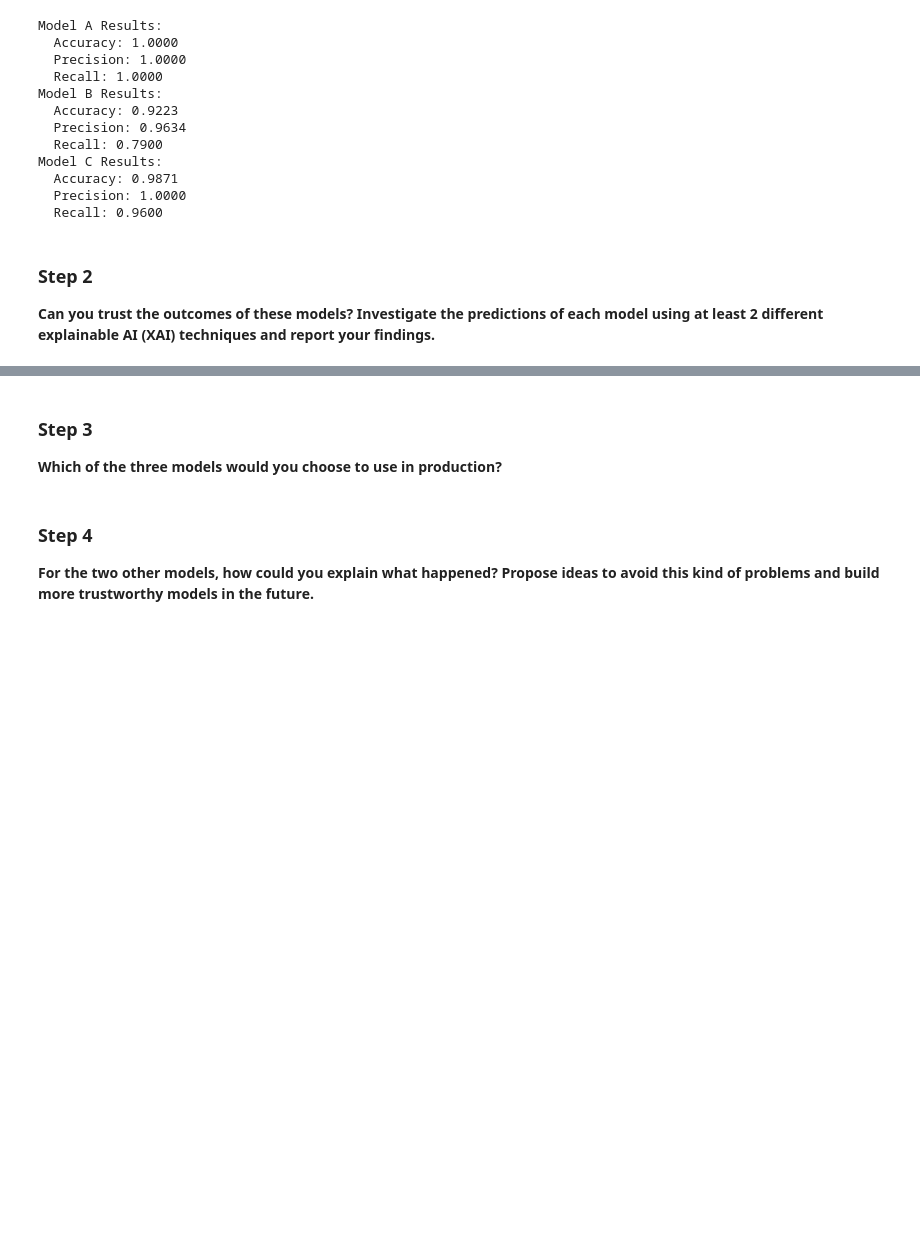
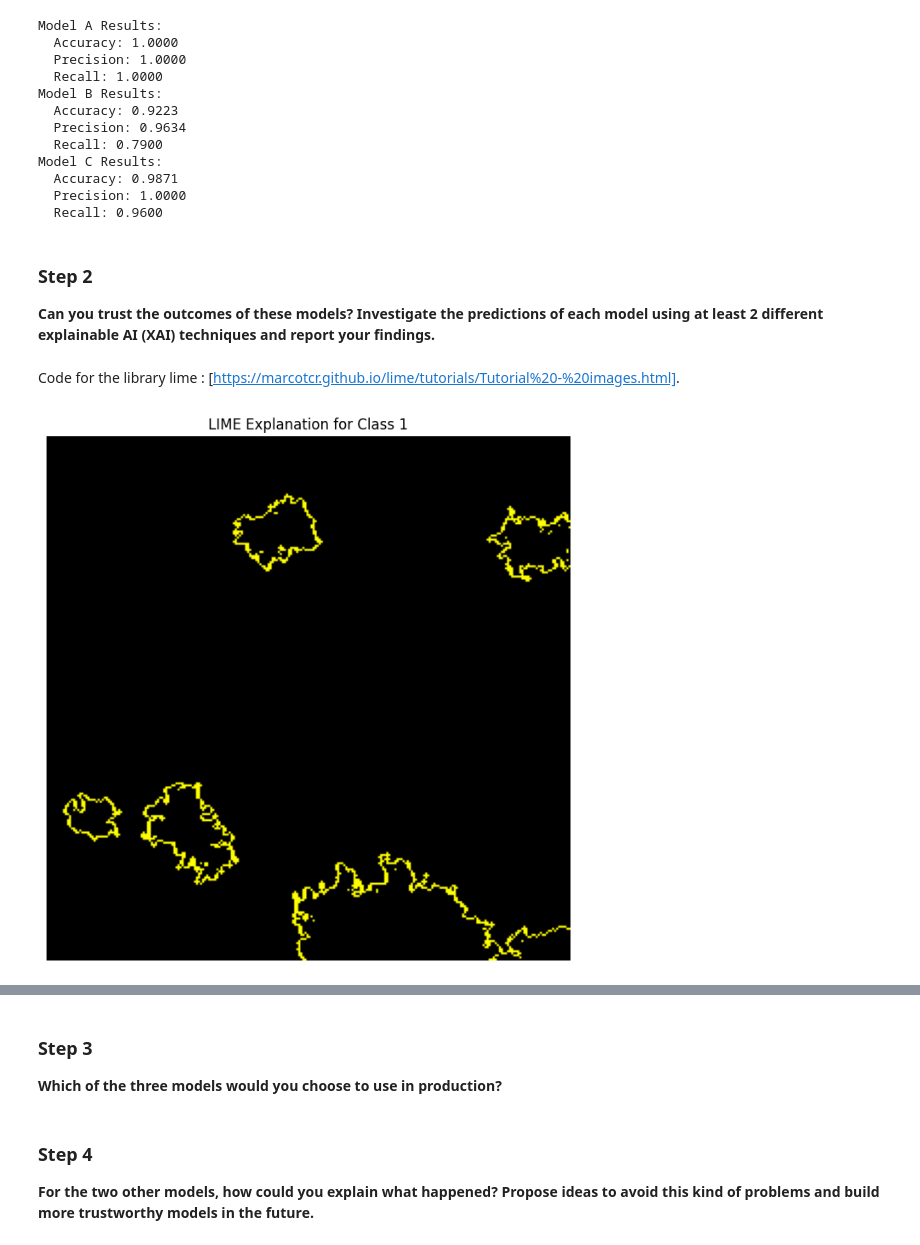
Before and after one commit to mmagnin-hub/CIVIL426_5, a Jupyter notebook: Exercise_XAI_2024.ipynb, the cells around one changed output, grey strips where cells are left out. Drawn from its saved outputs; the diff is of its cells as text; code cells hidden in the pictures; blank space fills up the shorter version.

Commit message:
Step 2 : Lime test (harder than expected)

```diff
--- a/Exercise_XAI_2024.ipynb
+++ b/Exercise_XAI_2024.ipynb
@@ -655,0 +663,64 @@ Model C Results:
+# %% [markdown]
+Code for the library lime : [https://marcotcr.github.io/lime/tutorials/Tutorial%20-%20images.html].
+# %%
+# LIME
+from lime import lime_image
+from skimage.segmentation import mark_boundaries
+
+
+# Define a wrapper for the PyTorch model
+class PyTorchModelWrapper:
+    def __init__(self, model):
+        self.model = model.eval()
+
+    def __call__(self, images):
+        """
+        Convert images from [0, 1] range to the model's input range.
+        """
+        images = torch.tensor(images).permute(0, 3, 1, 2).float()  # Convert to NCHW format
+        images = images.to(next(self.model.parameters()).device)   # Send to device
+        with torch.no_grad():
+            outputs = self.model(images)
+            probs = torch.nn.functional.softmax(outputs, dim=1)
+        return probs.cpu().numpy()
+
+# Instantiate the wrapper for the model
+model_wrapper = PyTorchModelWrapper(model_A)
+
+# Initialize LIME ImageExplainer
+explainer = lime_image.LimeImageExplainer()
+
+# Get an image from the dataset
+img, label, _ = ds_test[0]  # Image and label
+img = img.numpy().transpose(1, 2, 0)  # Convert to HWC format for LIME
+img = (img - img.min()) / (img.max() - img.min())  # Normalize to [0, 1]
+
+# Explain the prediction
+explanation = explainer.explain_instance(
+    img,                     # Input image
+    model_wrapper,           # Prediction function
+    top_labels=2,            # Number of labels to explain
+    hide_color=0,            # Pixel value for masked regions
+    num_samples=1000         # Number of perturbations to generate
+)
+
+# Visualize the explanation for the target class
+from skimage.color import label2rgb
+
+target_class = 1  # Assume binary classification
+temp, mask = explanation.get_image_and_mask(
+    label=target_class,       # Class index to explain
+    positive_only=True,       # Show only regions supporting the class
+    hide_rest=False,          # Show masked regions as background
+    num_features=10,          # Number of superpixels to show
+    min_weight=0.0            # Minimum weight for superpixel
+)
+
+# Plot the results
+plt.figure(figsize=(8, 8))
+plt.imshow(mark_boundaries(temp / 255.0, mask))  # Overlay explanation
+plt.title(f"LIME Explanation for Class {target_class}")
+plt.axis('off')
+plt.show()
+# %% [output]
+[figure, added]
```
Also changed, not shown: parts of 4 cells of this notebook.
